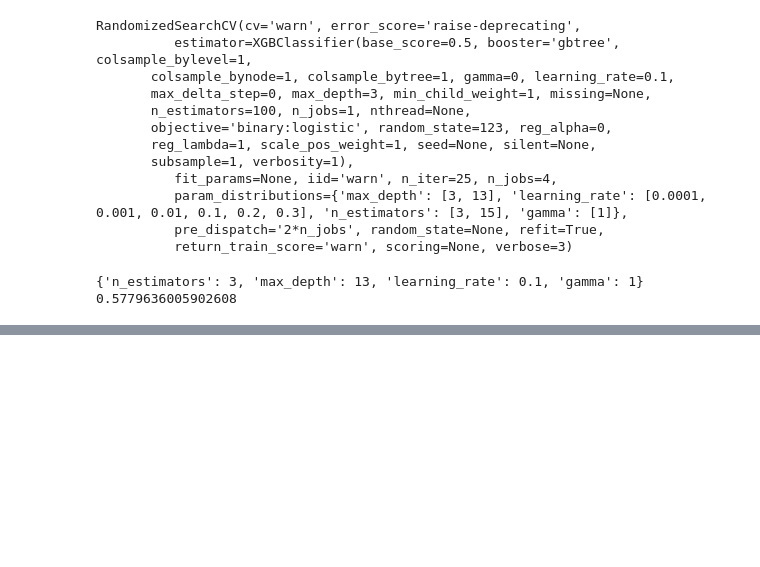
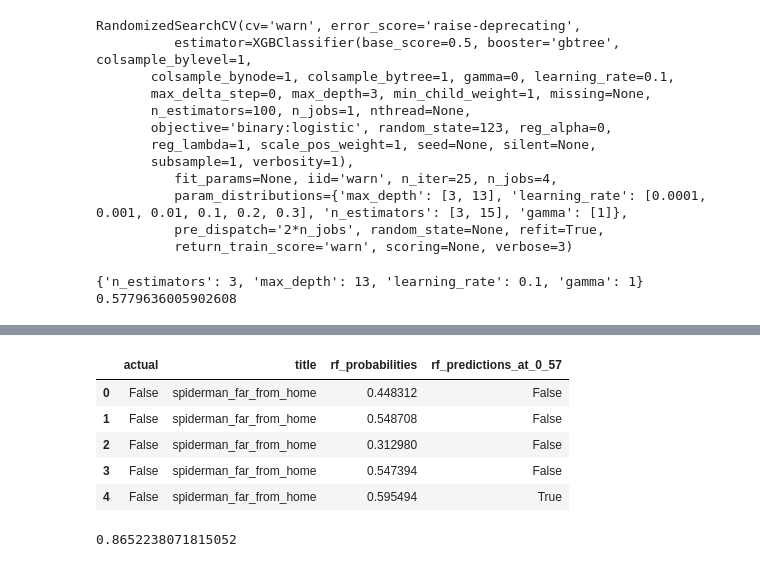
Before and after one commit to matthewzapata/twitter-trigger-warnings, a Jupyter notebook: modeling_with_bag_of_words.ipynb, the cells around one changed output, grey strips where cells are left out. Cells and saved outputs as stored; diff of their text form; code cells hidden in the pictures; blank space fills up the shorter version.

```diff
--- a/modeling_with_bag_of_words.ipynb
+++ b/modeling_with_bag_of_words.ipynb
@@ -103,6 +103,17 @@ def custom_train_test_split(df, vectorizer, X, y):
     y_train = pd.concat([no_scene_class_rows_to_include_in_train, has_scene_class_rows_to_include_in_train])
     y_test = pd.concat([no_scene_class_rows_to_include_in_test, has_scene_class_rows_to_include_in_test])
 
+    # movie titles
+
+    has_scene_titles_in_train = has_scene_df.title_of_movie.loc[:index_of_last_has_scene_movie_in_train]
+    has_scene_titles_in_test = has_scene_df.title_of_movie.loc[index_of_last_has_scene_movie_in_train + 1:]
+
+    no_scene_titles_in_train = no_scene_df.title_of_movie.loc[:index_of_last_no_scene_movie_in_train]
+    no_scene_titles_in_test = no_scene_df.title_of_movie.loc[index_of_last_no_scene_movie_in_train + 1:]
+
+    titles_train = pd.concat([no_scene_titles_in_train, has_scene_titles_in_train])
+    titles_test = pd.concat([no_scene_titles_in_test, has_scene_titles_in_test])
+
     print(f'Number of rows in train: {len(y_train)}')
     print(f'Number of rows in test: {len(y_test)}')
 
@@ -116,8 +127,8 @@ def custom_train_test_split(df, vectorizer, X, y):
 
     # train and test prediction dataframes
 
-    train = pd.DataFrame(dict(actual=y_train))
-    test = pd.DataFrame(dict(actual=y_test))
+    train = pd.DataFrame(dict(actual=y_train, title=titles_train))
+    test = pd.DataFrame(dict(actual=y_test, title=titles_test))
 
     return no_scene_df, has_scene_df, X_train, X_test, y_train, y_test, train, test
 # %%
@@ -271,7 +282,8 @@ parameters = {'n_neighbors':[3, 5, 7, 9, 13],
               'p':[1, 2],
               'metric':['minkowski', 'euclidean', 'manhattan']}
 
-knneighbors_rs = RandomizedSearchCV(estimator=knneighbors, param_distributions=parameters, n_jobs=4, n_iter=10, verbose=10)
+knneighbors_rs = RandomizedSearchCV(estimator=knneighbors, param_distributions=parameters, n_jobs=4,
+                                    n_iter=10, verbose=10, random_state=123)
 knneighbors_rs.fit(X_train, y_train)
 # %% [output]
 [Parallel(n_jobs=4)]: Using backend LokyBackend with 4 concurrent workers.
@@ -304,7 +316,8 @@ parameters = {'max_depth':[int(x) for x in np.linspace(3, 13, 2)],
               'n_estimators':[int(x) for x in np.linspace(3, 15, 2)],
               'gamma':[int(x) for x in np.linspace(1, 11, 1)]}
 
-xgbc_rs = RandomizedSearchCV(estimator=xgbc, param_distributions=parameters, n_jobs=4, n_iter=25, verbose=3)
+xgbc_rs = RandomizedSearchCV(estimator=xgbc, param_distributions=parameters, n_jobs=4, n_iter=25,
+                             verbose=3, random_state=123)
 xgbc_rs.fit(X_train, y_train)
 # %% [output]
 [Parallel(n_jobs=4)]: Using backend LokyBackend with 4 concurrent workers.
@@ -331,0 +348,3 @@ print(xgbc_rs.best_score_)
+# %%
+train['rf_probabilities'] = rf_rs.predict_proba(X_train)[:,1]
+train.head()
@@ -331,0 +358,14 @@ print(xgbc_rs.best_score_)
+# %%
+train['rf_predictions_at_0_57'] = train.rf_probabilities.apply(classify_with_new_decision_threshold, new_threshold=0.57)
+train.head()
+# %% [output]
+|  | actual | title | rf_probabilities | rf_predictions_at_0_57 |
+| 0 | False | spiderman_far_from_home | 0.448312 | False |
+| 1 | False | spiderman_far_from_home | 0.548708 | False |
+| 2 | False | spiderman_far_from_home | 0.312980 | False |
+| 3 | False | spiderman_far_from_home | 0.547394 | False |
+| 4 | False | spiderman_far_from_home | 0.595494 | True |
+# %%
+accuracy_score(train.actual, train.rf_predictions_at_0_57)
+# %% [output]
+0.8652238071815052
```
Also changed, not shown: parts of 22 cells of this notebook.
